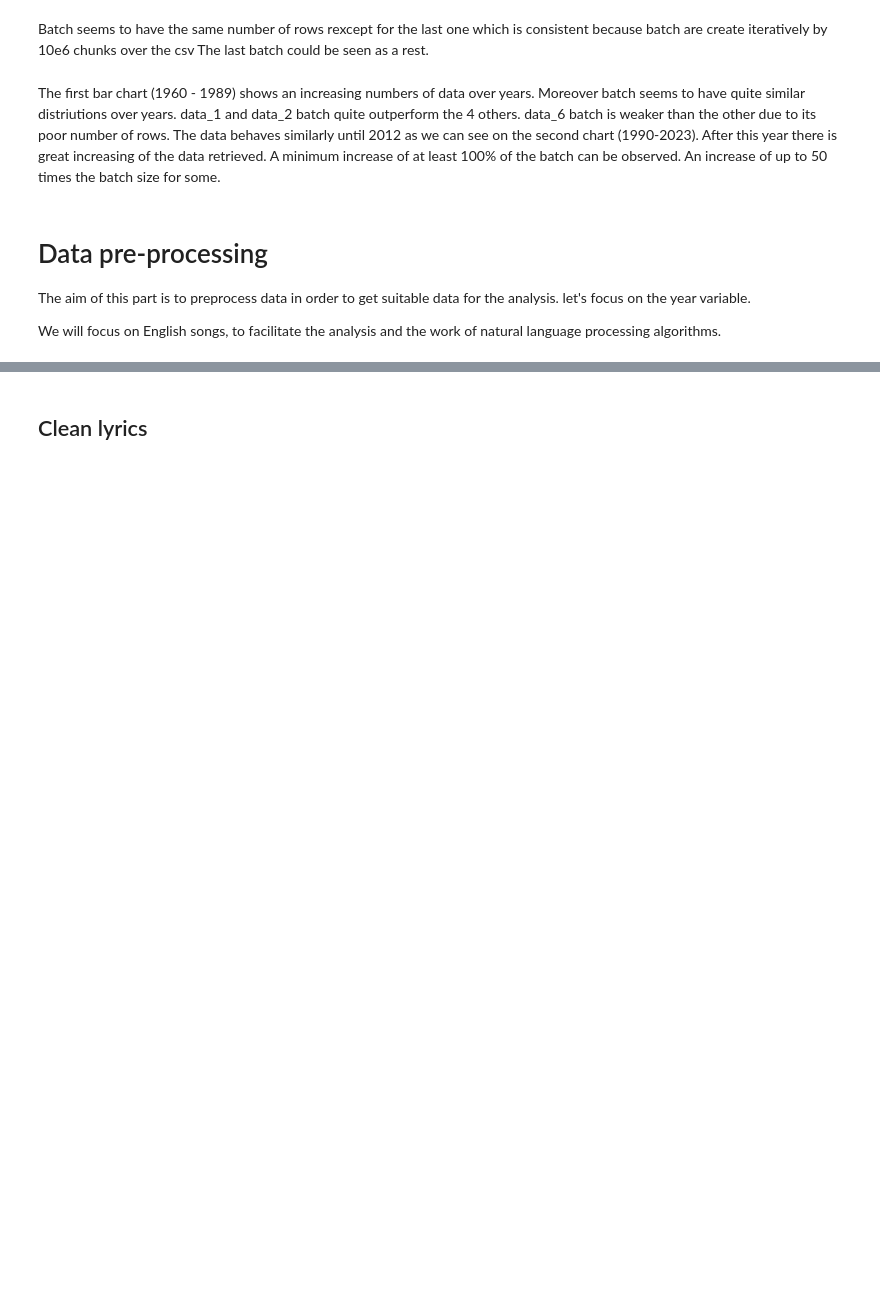
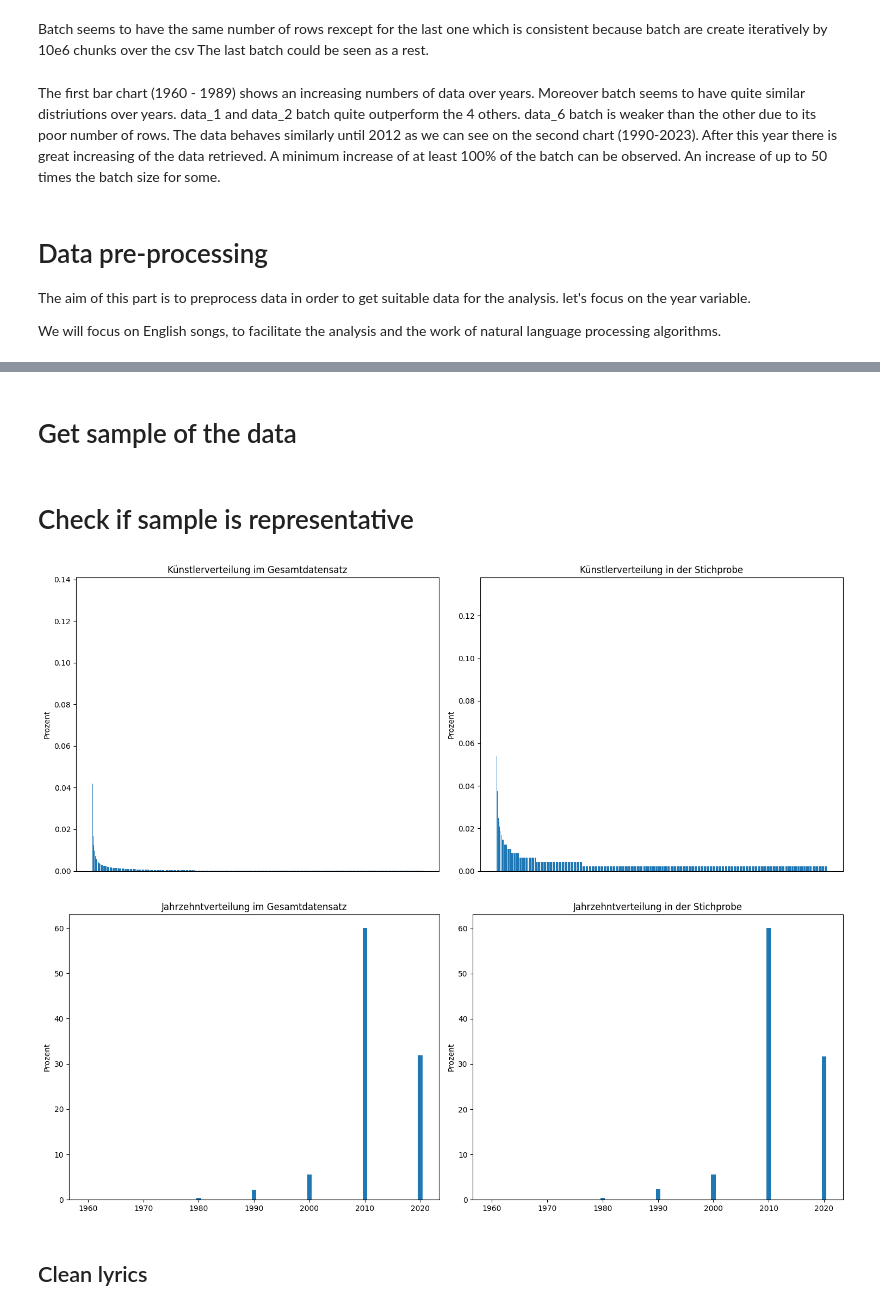
Before and after one commit to finischer/nlp-song-lyrics, a Jupyter notebook: sb-gensim-lyrics-topics-modeling_refactored.ipynb, the cells around one changed output, grey strips where cells are left out. Drawn from its saved outputs; the diff is of its cells as text; code cells hidden in the pictures; blank space fills up the shorter version.

```diff
--- a/sb-gensim-lyrics-topics-modeling_refactored.ipynb
+++ b/sb-gensim-lyrics-topics-modeling_refactored.ipynb
@@ -140,0 +174,2 @@ df.head()
+# %% [markdown]
+# Get sample of the data
@@ -141,3 +188,59 @@ df.head()
+# %% [markdown]
+# Check if sample is representative
+# %%
+import pandas as pd
+import matplotlib.pyplot as plt
+
+df_sample = df
+
+# replace $
+df_sample['artist'] = df_sample['artist'].str.replace('$','')
+
+# Verteilungen berechnen
+artist_distribution_total = df_filtered['artist'].str.replace('$','').value_counts(normalize=True) * 100
+artist_distribution_sample = df_sample['artist'].value_counts(normalize=True) * 100
+
+decade_distribution_total = df_filtered['decade'].value_counts(normalize=True) * 100
+decade_distribution_sample = df_sample['decade'].value_counts(normalize=True) * 100
+# %%
+# Erstellen von zwei nebeneinander liegenden Diagrammen für die Künstlerverteilung
+fig, (ax1, ax2) = plt.subplots(1, 2, figsize=(15, 6))
+
+# Plot 1: Künstlerverteilung im Gesamtdatensatz (ohne Künstlernamen)
+ax1.bar(range(len(artist_distribution_total)), artist_distribution_total.values)
+ax1.set_title('Künstlerverteilung im Gesamtdatensatz')
+ax1.set_ylabel('Prozent')
+ax1.set_xticks([])
+
+# Plot 2: Künstlerverteilung in der Stichprobe (ohne Künstlernamen)
+ax2.bar(range(len(artist_distribution_sample)), artist_distribution_sample.values)
+ax2.set_title('Künstlerverteilung in der Stichprobe')
+ax2.set_ylabel('Prozent')
+ax2.set_xticks([])
+
+plt.tight_layout()
+plt.savefig('artist_distributions_side_by_side.png')
+plt.show()
+
+# Erstellen von zwei nebeneinander liegenden Diagrammen für die Jahrzehntverteilung
+fig, (ax3, ax4) = plt.subplots(1, 2, figsize=(15, 6))
+
+# Plot 3: Jahrzehntverteilung im Gesamtdatensatz
+ax3.bar(decade_distribution_total.index, decade_distribution_total.values)
+ax3.set_title('Jahrzehntverteilung im Gesamtdatensatz')
+ax3.set_ylabel('Prozent')
+
+# Plot 4: Jahrzehntverteilung in der Stichprobe
+ax4.bar(decade_distribution_sample.index, decade_distribution_sample.values)
+ax4.set_title('Jahrzehntverteilung in der Stichprobe')
+ax4.set_ylabel('Prozent')
+
+plt.tight_layout()
+plt.savefig('decade_distributions_side_by_side.png')
+plt.show()
+# %% [output]
+[figure, added]
+[figure, added]
 # %% [markdown]
 ## Clean lyrics
 # %%
```
Also changed, not shown: parts of 37 cells of this notebook, 14 other files.
